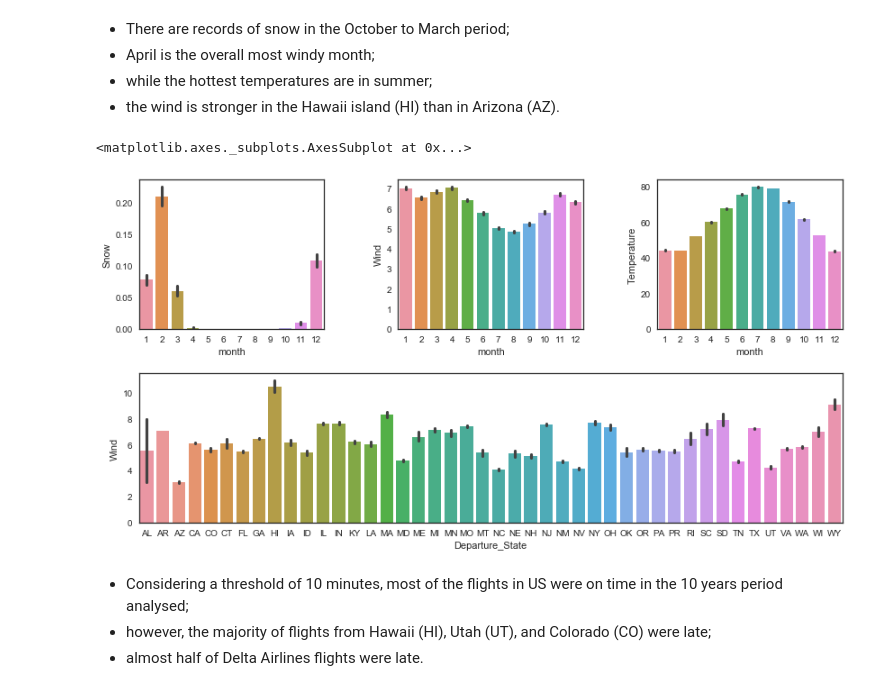
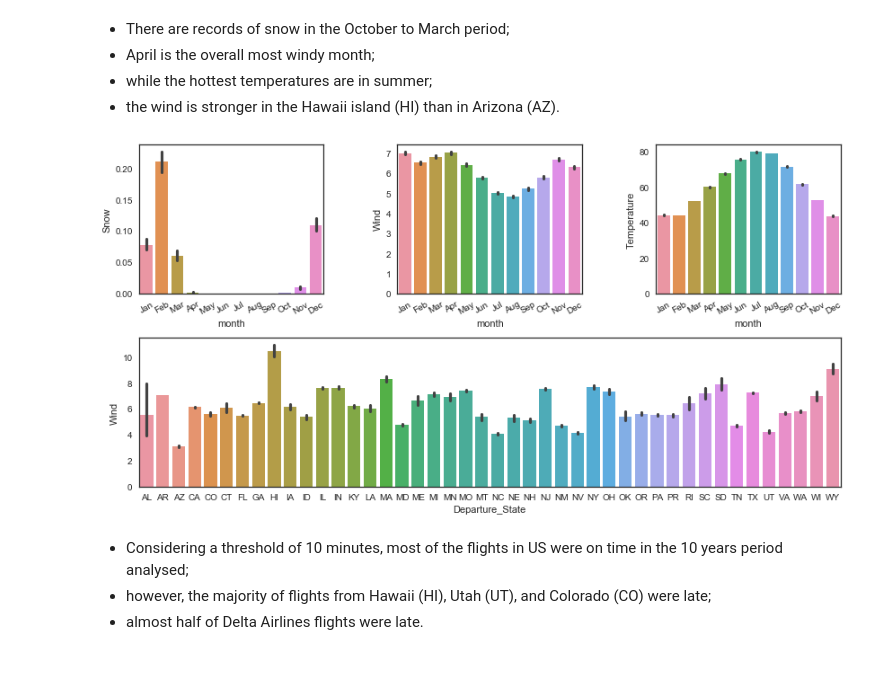
Before and after one commit to alemelis/airplanes, a Jupyter notebook: src/airplanes.ipynb, the cells around one changed output. Drawn from its saved outputs; the diff is of its cells as text; code cells hidden in the pictures.

```diff
--- a/src/airplanes.ipynb
+++ b/src/airplanes.ipynb
@@ -211,18 +218,20 @@ sns.barplot(data=flights.loc[flights["Airline"] == "VX"],
 # %%
 f = plt.figure(4, figsize=(14,7))
 grid = plt.GridSpec(2, 3, wspace=0.4, hspace=0.3)
 ax1 = plt.subplot(grid[0,0])
 ax2 = plt.subplot(grid[0,1])
 ax3 = plt.subplot(grid[0,2])
 ax4 = plt.subplot(grid[1,0:])
 
 sns.barplot(data=flights, x="month", y="Snow", ax=ax1)
 sns.barplot(data=flights, x="month", y="Wind", ax=ax2)
 sns.barplot(data=flights, x="month", y="Temperature", ax=ax3)
 sns.barplot(data=flights, x="Departure_State", y="Wind", ax=ax4)
+
+for ax in [ax1, ax2, ax3]:
+    ax.set_xticklabels(calendar.month_abbr[1:13], rotation=30);
 # %% [output]
-<matplotlib.axes._subplots.AxesSubplot at 0x...>
-[figure, old version]
+[figure, new version]
 # %% [markdown]
 - Considering a threshold of 10 minutes, most of the flights in US were on time in the 10 years period analysed;
 - however, the majority of flights from Hawaii (HI), Utah (UT), and Colorado (CO) were late;
```
Also changed, not shown: parts of 15 cells of this notebook.
